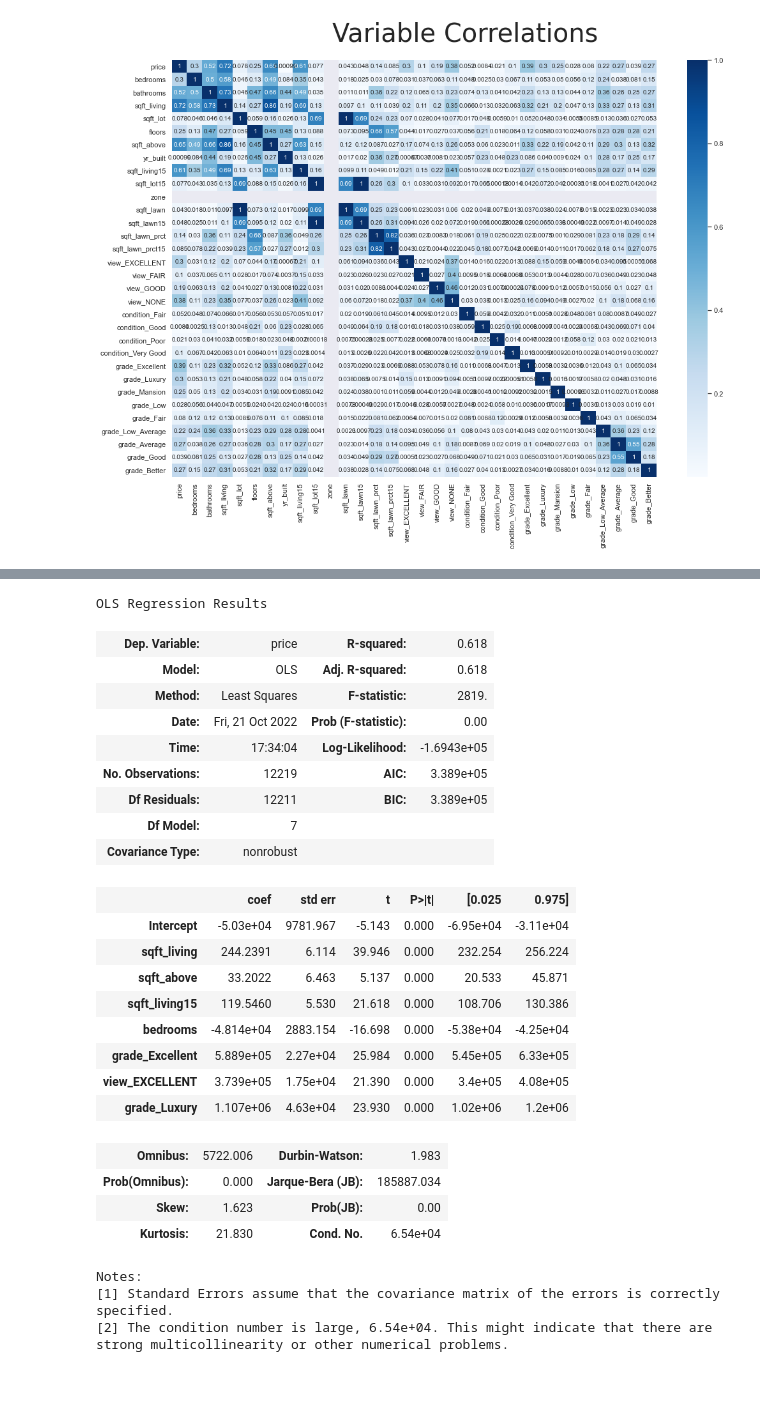
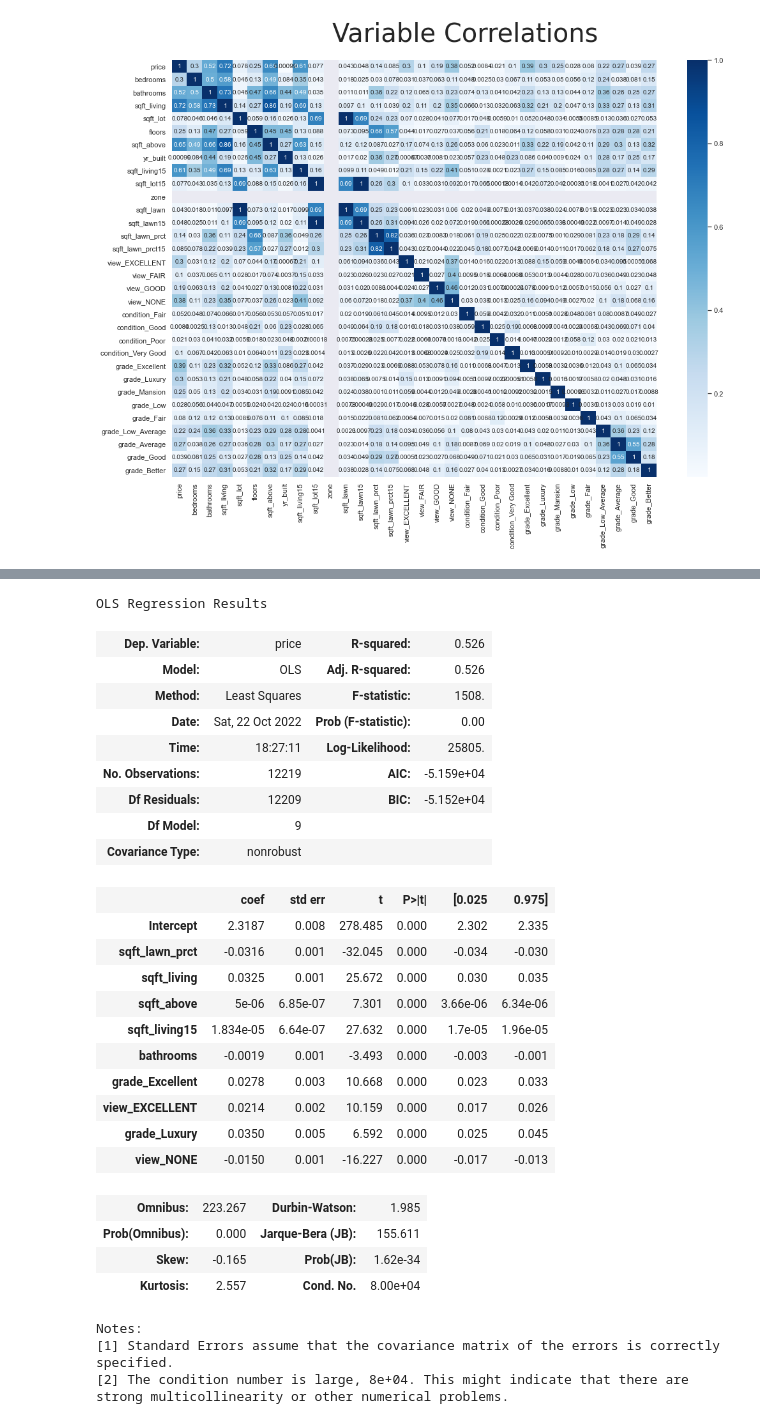
Before and after one commit to SSGrasland/Linear-Regression-on-Housing-Data, a Jupyter notebook: Phase 2 Project.ipynb, the cells around one changed output, grey strips where cells are left out. Saved outputs shown, nothing was run; the diff lists cells and outputs as text; code cells hidden in the pictures; blank space fills up the shorter version.

```diff
--- a/Phase 2 Project.ipynb
+++ b/Phase 2 Project.ipynb
@@ -323,0 +404,4 @@ Multicollinear Features
+# %%
+#"We'll fix it by taking the log and fitting the plot to a normal distribution curve"
+#applying log transformation
+data['price'] = np.log(data['price'])
@@ -323,0 +424,3 @@ Multicollinear Features
+# %%
+#data transformation
+data['sqft_living'] = np.log(data['sqft_living'])
@@ -324,33 +440,36 @@ Multicollinear Features
 # %%
 #creating model with variables most highly correlated with price
+#including sqft_lawn because it is of concern to our stakeholder
 #replacing bathroom with bedroom because better p-value
-Model_1 = smf.ols(formula='price ~ sqft_living + sqft_above + sqft_living15 + bedrooms + grade_Excellent + view_EXCELLENT + grade_Luxury', data=data).fit()
+Model_1 = smf.ols(formula='price ~ sqft_lawn_prct + sqft_living + sqft_above + sqft_living15 + bathrooms + grade_Excellent + view_EXCELLENT + grade_Luxury + view_NONE', data=data).fit()
 Model_1.summary()
 # %% [output]
 OLS Regression Results
-| Dep. Variable: | price | R-squared: | 0.618 |
-| Model: | OLS | Adj. R-squared: | 0.618 |
-| Method: | Least Squares | F-statistic: | 2819. |
-| Date: | Fri, 21 Oct 2022 | Prob (F-statistic): | 0.00 |
-| Time: | 17:34:04 | Log-Likelihood: | -1.6943e+05 |
-| No. Observations: | 12219 | AIC: | 3.389e+05 |
-| Df Residuals: | 12211 | BIC: | 3.389e+05 |
-| Df Model: | 7 |  |  |
+| Dep. Variable: | price | R-squared: | 0.526 |
+| Model: | OLS | Adj. R-squared: | 0.526 |
+| Method: | Least Squares | F-statistic: | 1508. |
+| Date: | Sat, 22 Oct 2022 | Prob (F-statistic): | 0.00 |
+| Time: | 18:27:11 | Log-Likelihood: | 25805. |
+| No. Observations: | 12219 | AIC: | -5.159e+04 |
+| Df Residuals: | 12209 | BIC: | -5.152e+04 |
+| Df Model: | 9 |  |  |
 | Covariance Type: | nonrobust |  |  |
 |  | coef | std err | t | P>|t| | [0.025 | 0.975] |
-| Intercept | -5.03e+04 | 9781.967 | -5.143 | 0.000 | -6.95e+04 | -3.11e+04 |
-| sqft_living | 244.2391 | 6.114 | 39.946 | 0.000 | 232.254 | 256.224 |
-| sqft_above | 33.2022 | 6.463 | 5.137 | 0.000 | 20.533 | 45.871 |
-| sqft_living15 | 119.5460 | 5.530 | 21.618 | 0.000 | 108.706 | 130.386 |
-| bedrooms | -4.814e+04 | 2883.154 | -16.698 | 0.000 | -5.38e+04 | -4.25e+04 |
-| grade_Excellent | 5.889e+05 | 2.27e+04 | 25.984 | 0.000 | 5.45e+05 | 6.33e+05 |
-| view_EXCELLENT | 3.739e+05 | 1.75e+04 | 21.390 | 0.000 | 3.4e+05 | 4.08e+05 |
-| grade_Luxury | 1.107e+06 | 4.63e+04 | 23.930 | 0.000 | 1.02e+06 | 1.2e+06 |
+| Intercept | 2.3187 | 0.008 | 278.485 | 0.000 | 2.302 | 2.335 |
+| sqft_lawn_prct | -0.0316 | 0.001 | -32.045 | 0.000 | -0.034 | -0.030 |
+| sqft_living | 0.0325 | 0.001 | 25.672 | 0.000 | 0.030 | 0.035 |
+| sqft_above | 5e-06 | 6.85e-07 | 7.301 | 0.000 | 3.66e-06 | 6.34e-06 |
+| sqft_living15 | 1.834e-05 | 6.64e-07 | 27.632 | 0.000 | 1.7e-05 | 1.96e-05 |
+| bathrooms | -0.0019 | 0.001 | -3.493 | 0.000 | -0.003 | -0.001 |
+| grade_Excellent | 0.0278 | 0.003 | 10.668 | 0.000 | 0.023 | 0.033 |
+| view_EXCELLENT | 0.0214 | 0.002 | 10.159 | 0.000 | 0.017 | 0.026 |
+| grade_Luxury | 0.0350 | 0.005 | 6.592 | 0.000 | 0.025 | 0.045 |
+| view_NONE | -0.0150 | 0.001 | -16.227 | 0.000 | -0.017 | -0.013 |
-| Omnibus: | 5722.006 | Durbin-Watson: | 1.983 |
-| Prob(Omnibus): | 0.000 | Jarque-Bera (JB): | 185887.034 |
-| Skew: | 1.623 | Prob(JB): | 0.00 |
-| Kurtosis: | 21.830 | Cond. No. | 6.54e+04 |
+| Omnibus: | 223.267 | Durbin-Watson: | 1.985 |
+| Prob(Omnibus): | 0.000 | Jarque-Bera (JB): | 155.611 |
+| Skew: | -0.165 | Prob(JB): | 1.62e-34 |
+| Kurtosis: | 2.557 | Cond. No. | 8.00e+04 |
 Notes:
 [1] Standard Errors assume that the covariance matrix of the errors is correctly specified.
-[2] The condition number is large, 6.54e+04. This might indicate that there are
+[2] The condition number is large, 8e+04. This might indicate that there are
 strong multicollinearity or other numerical problems.
```
Also changed, not shown: parts of 29 cells of this notebook.
